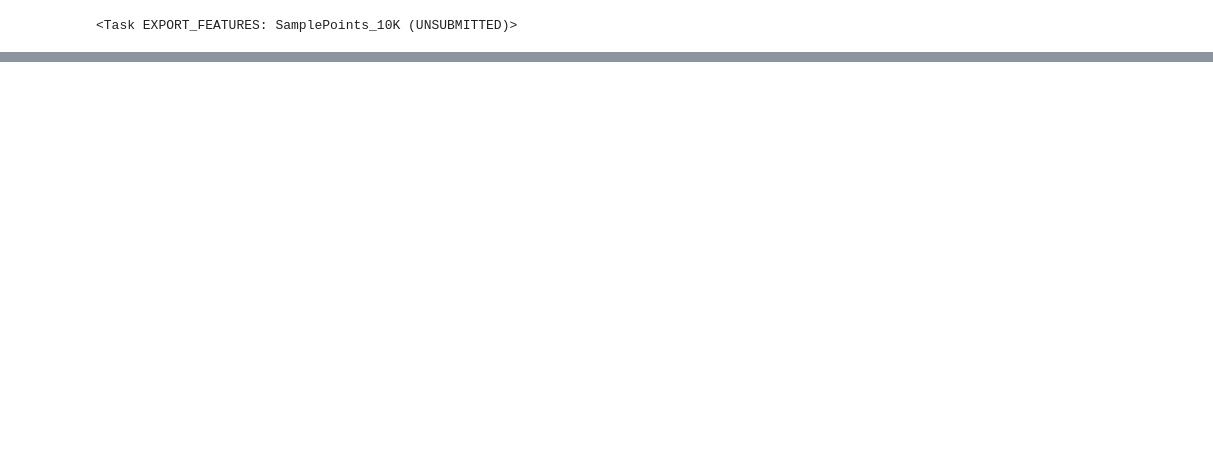
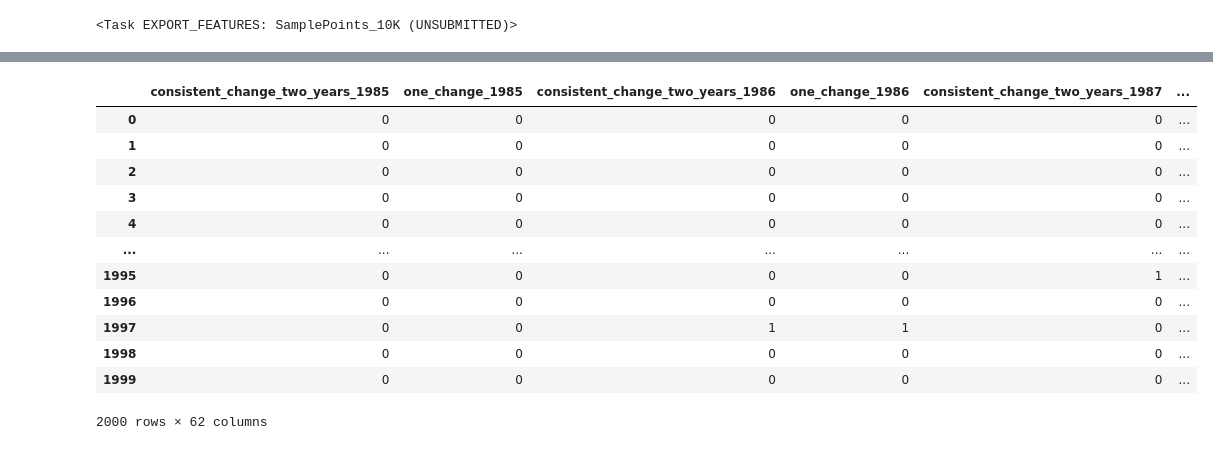
Before and after one commit to kristinelister/WRI-NGS-DynamicWorld, a Jupyter notebook: MapBiomas_ChangeDetection/Notebooks/MapBiomas_Sample_Training_Points.ipynb, the cells around one changed output, grey strips where cells are left out. Saved outputs shown, nothing was run; the diff lists cells and outputs as text; code cells hidden in the pictures; blank space fills up the shorter version.

```diff
--- a/MapBiomas_ChangeDetection/Notebooks/MapBiomas_Sample_Training_Points.ipynb
+++ b/MapBiomas_ChangeDetection/Notebooks/MapBiomas_Sample_Training_Points.ipynb
@@ -197,9 +200,11 @@ display(Map2)
 Map(center=[-9, -51], controls=(WidgetControl(options=['position'], widget=HBox(children=(ToggleButton(value=F…
 # %%
 
-#Define function to sample points from image stratified by specified classBand, also returns
-# latitude and longitude of sampled points
 def getStratifiedSampleBandPoints(image, region, bandName, **kwargs):
+    '''
+    Function to perform stratified sampling of an image over a given region
+    Returns feature collection of sampled points along with coordinates
+    '''
     new_image = image.addBands(ee.Image.pixelLonLat().reproject(image.projection()))
     dargs = {
         'numPoints': 1000,
@@ -213,16 +218,21 @@ def getStratifiedSampleBandPoints(image, region, bandName, **kwargs):
     stratified_sample = new_image.stratifiedSample(**dargs)
     return stratified_sample
 
-#Function to convert feature collection to pandas dataframe
 def get_dataframe_from_feature_collection(feature_collection, property_names):
+    '''
+    Function to convert feature collection to pandas dataframe
+    '''
     df = pd.DataFrame()
     for property_name in property_names:
         property_values = feature_collection.aggregate_array(property_name).getInfo()
         df[property_name] = property_values
     return df
 
-#Function to convert pandas dataframe to feature collection
+
 def convert_points_df_to_feature_collection(df,projection='EPSG:4326',lat_name='latitude',lon_name='longitude'):
+    '''
+    Function to convert pandas dataframe of points to EE feature collection
+    '''
     feature_collection_list = []
     for i,row in df.iterrows():
         geometry = ee.Geometry.Point([row[lon_name],row[lat_name]],projection)
@@ -232,20 +242,15 @@ def convert_points_df_to_feature_collection(df,projection='EPSG:4326',lat_name='
     return ee.FeatureCollection(feature_collection_list)
 
 
-def sampleBandDataToList(sampleData):
-    return ee.FeatureCollection(sampleData).flatten().aggregate_array('first')
-
 def getSampleImageData(image, sampleBandPoints):
+    '''
+    Function to sample one band image at geometries within sampleBandPoints. Returns list of  values at each geometry.
+    '''
     sampleImageData = image.reduceRegions(
             collection=sampleBandPoints,
             reducer=ee.Reducer.first()
             )
     return sampleImageData.aggregate_array('first')
-
-
-
-def convert_feature_collection_to_list(feature_collection):
-    return feature_collection.toList(feature_collection.size().getInfo())
 # %%
 #Load in feature collection to sample over
 Brazil_adm1 = ee.FeatureCollection('users/listerkristineanne/DynamicWorld/ChangeDetection/MapBiomas/Brazil_adm1')
@@ -278,10 +282,16 @@ Once task export is complete, download csv from google drive to pull in below
 # %%
+#Read in training points from github
+training_points_url = 'https://raw.githubusercontent.com/kristinelister/WRI-NGS-DynamicWorld/master/MapBiomas_ChangeDetection/TrainingPoints/Sample_Points_1000.csv'
+training_points = pd.read_csv(training_points_url)
 
-training_points = pd.read_csv('/Users/kristine/Downloads/Sample_Points_1000.csv')
+#Remove excess columns supplied by EE
 columns_to_remove = ['system:index','.geo']
 columns_to_keep = [x for x in list(training_points) if x not in columns_to_remove]
 training_points = training_points[columns_to_keep]
+
+#Convert to feature collection
 training_points_fc = convert_points_df_to_feature_collection(training_points)
+
 #Map results
 consistent_change_detection_palette = ['df07b5','0741df']
 consistentChangeDetectionViz = {'min': 1, 'max': 2, 'palette': consistent_change_detection_palette};
@@ -293,19 +311,37 @@ display(Map3)
 # %%
+#Create empty dictionary to fill with sample data
 full_res = {}
 
+#Loop through years that we can sample data
 for i in years_for_three_change:
+    #Get band name for year
     bandName = intBandNames[i]
+    #Sample image at each training sample location
     res = ee.Dictionary({
     'one_change_'+bandName: getSampleImageData(states_lc_one_change.select([bandName]).reproject(projection_30m), training_points_fc),
     'consistent_change_two_years_'+bandName: getSampleImageData(states_lc_consistent_change_two_years.select([bandName]).reproject(projection_30m), training_points_fc),
     }).getInfo()
     full_res.update(res)
 
-ordered = ['one_change','consistent_change_two_years']
-
-
+#Convert samples of band data to dataframe
 band_sample_df = pd.DataFrame(full_res)
+band_sample_df.to_csv('/Users/kristine/Downloads/Sample_Points_1000_wide.csv',index=False)
+#Display dataframe
 band_sample_df
+# %% [output]
+|  | consistent_change_two_years_1985 | one_change_1985 | consistent_change_two_years_1986 | one_change_1986 | consistent_change_two_years_1987 | ... |
+| 0 | 0 | 0 | 0 | 0 | 0 | ... |
+| 1 | 0 | 0 | 0 | 0 | 0 | ... |
+| 2 | 0 | 0 | 0 | 0 | 0 | ... |
+| 3 | 0 | 0 | 0 | 0 | 0 | ... |
+| 4 | 0 | 0 | 0 | 0 | 0 | ... |
+| ... | ... | ... | ... | ... | ... | ... |
+| 1995 | 0 | 0 | 0 | 0 | 1 | ... |
+| 1996 | 0 | 0 | 0 | 0 | 0 | ... |
+| 1997 | 0 | 0 | 1 | 1 | 0 | ... |
+| 1998 | 0 | 0 | 0 | 0 | 0 | ... |
+| 1999 | 0 | 0 | 0 | 0 | 0 | ... |
+2000 rows × 62 columns
 # %%
 
 def get_years_of_consistent_change(df,column_names,years):
```
Also changed, not shown: parts of 12 cells of this notebook.
